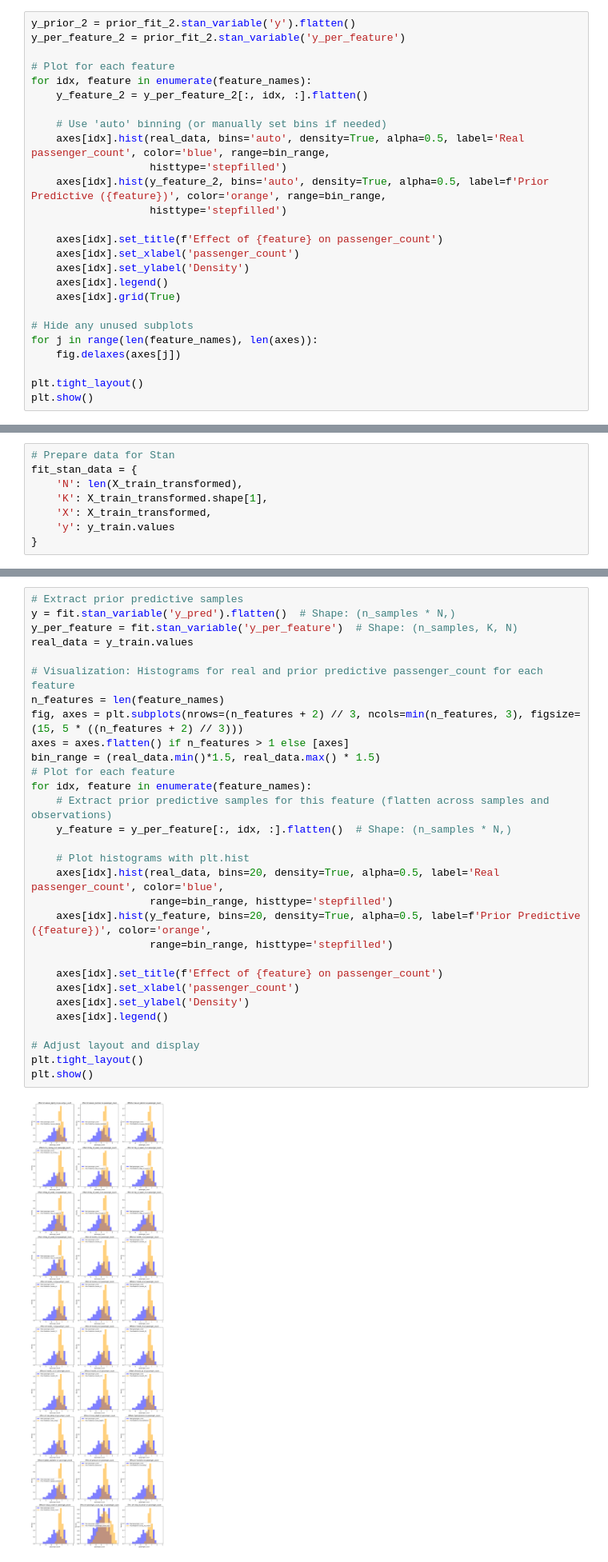
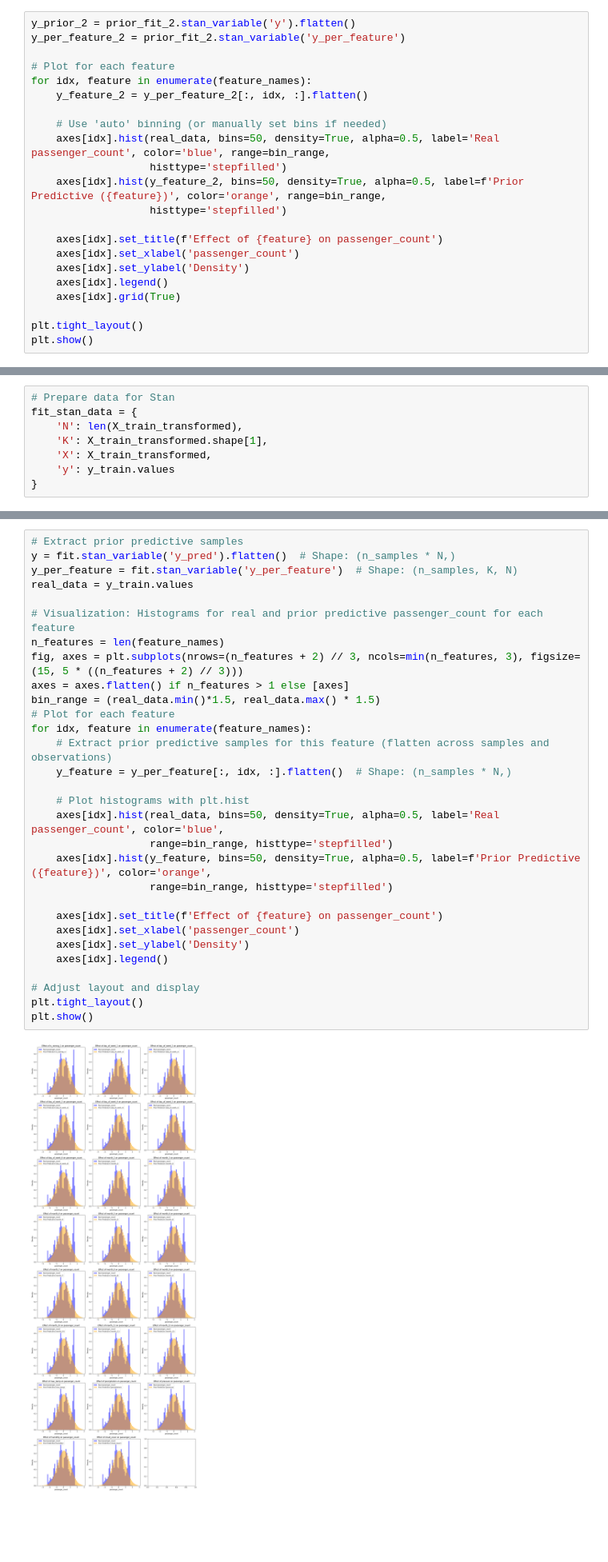
Before and after one commit to NorbertSzewczak/Bayesian-analysis-of-public-transport-passengers, a Jupyter notebook: model_1.ipynb, the cells around one changed output, grey strips where cells are left out. Shown: that part at 80% size. Cells and saved outputs as stored; diff of their text form; blank space fills up the shorter version.

```diff
--- a/model_1.ipynb
+++ b/model_1.ipynb
@@ -152,9 +150,9 @@ for idx, feature in enumerate(feature_names):
     y_feature_2 = y_per_feature_2[:, idx, :].flatten()
 
     # Use 'auto' binning (or manually set bins if needed)
-    axes[idx].hist(real_data, bins='auto', density=True, alpha=0.5, label='Real passenger_count', color='blue', range=bin_range,
+    axes[idx].hist(real_data, bins=50, density=True, alpha=0.5, label='Real passenger_count', color='blue', range=bin_range,
                    histtype='stepfilled')
-    axes[idx].hist(y_feature_2, bins='auto', density=True, alpha=0.5, label=f'Prior Predictive ({feature})', color='orange', range=bin_range,
+    axes[idx].hist(y_feature_2, bins=50, density=True, alpha=0.5, label=f'Prior Predictive ({feature})', color='orange', range=bin_range,
                    histtype='stepfilled')
 
     axes[idx].set_title(f'Effect of {feature} on passenger_count')
@@ -163,9 +161,5 @@ for idx, feature in enumerate(feature_names):
     axes[idx].legend()
     axes[idx].grid(True)
 
-# Hide any unused subplots
-for j in range(len(feature_names), len(axes)):
-    fig.delaxes(axes[j])
-
 plt.tight_layout()
 plt.show()
@@ -195,32 +191,32 @@ chain 3 |          | 00:00 Status
 # %%
 # Extract prior predictive samples
 y = fit.stan_variable('y_pred').flatten()  # Shape: (n_samples * N,)
 y_per_feature = fit.stan_variable('y_per_feature')  # Shape: (n_samples, K, N)
 real_data = y_train.values
 
 # Visualization: Histograms for real and prior predictive passenger_count for each feature
 n_features = len(feature_names)
 fig, axes = plt.subplots(nrows=(n_features + 2) // 3, ncols=min(n_features, 3), figsize=(15, 5 * ((n_features + 2) // 3)))
 axes = axes.flatten() if n_features > 1 else [axes]
 bin_range = (real_data.min()*1.5, real_data.max() * 1.5)
 # Plot for each feature
 for idx, feature in enumerate(feature_names):
     # Extract prior predictive samples for this feature (flatten across samples and observations)
     y_feature = y_per_feature[:, idx, :].flatten()  # Shape: (n_samples * N,)
 
     # Plot histograms with plt.hist
-    axes[idx].hist(real_data, bins=20, density=True, alpha=0.5, label='Real passenger_count', color='blue',
+    axes[idx].hist(real_data, bins=50, density=True, alpha=0.5, label='Real passenger_count', color='blue',
                    range=bin_range, histtype='stepfilled')
-    axes[idx].hist(y_feature, bins=20, density=True, alpha=0.5, label=f'Prior Predictive ({feature})', color='orange',
+    axes[idx].hist(y_feature, bins=50, density=True, alpha=0.5, label=f'Prior Predictive ({feature})', color='orange',
                    range=bin_range, histtype='stepfilled')
 
     axes[idx].set_title(f'Effect of {feature} on passenger_count')
     axes[idx].set_xlabel('passenger_count')
     axes[idx].set_ylabel('Density')
     axes[idx].legend()
 
 # Adjust layout and display
 plt.tight_layout()
 plt.show()
 # %% [output]
-[figure, old version]
+[figure, new version]
```
Also changed, not shown: parts of 3 cells of this notebook.
